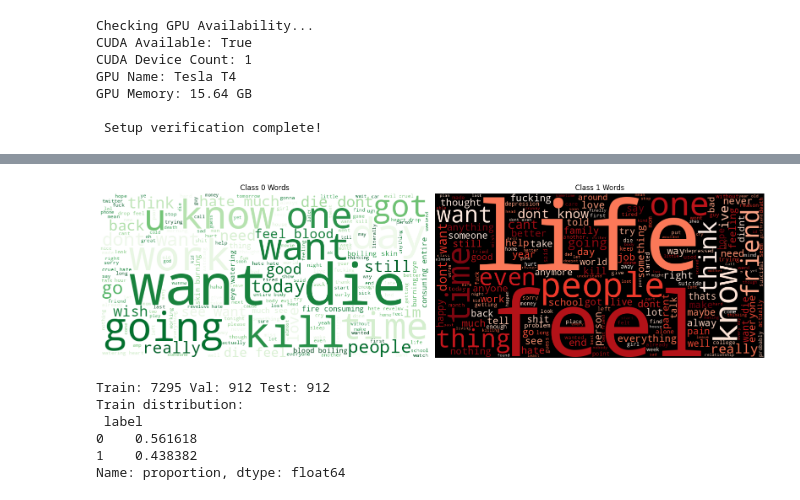
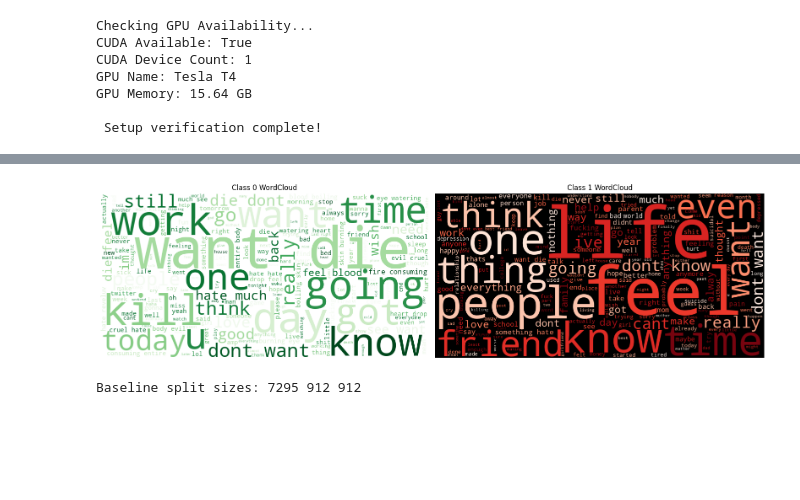
Before and after one commit to naikwadesharvil/mental-health-detection-nlp, a Jupyter notebook: 01_data_exploration.ipynb, the cells around one changed output, grey strips where cells are left out. Drawn from its saved outputs; the diff is of its cells as text; code cells hidden in the pictures; blank space fills up the shorter version.

```diff
--- a/01_data_exploration.ipynb
+++ b/01_data_exploration.ipynb
@@ -155,57 +156,37 @@ Index(['tweet', 'label'], dtype='object')
 # %%
 from wordcloud import WordCloud
-import matplotlib.pyplot as plt
 
-# Remove empty values
-normal_df = df[(df['label'] == 0) & (df['clean_text'] != "")]
-depressed_df = df[(df['label'] == 1) & (df['clean_text'] != "")]
+normal_text = " ".join(df.loc[df["label"]==0, "clean_text"].fillna("").tolist())
+depressed_text = " ".join(df.loc[df["label"]==1, "clean_text"].fillna("").tolist())
 
-normal_text = ' '.join(normal_df['clean_text'])
-depressed_text = ' '.join(depressed_df['clean_text'])
+plt.figure(figsize=(16,6))
 
-plt.figure(figsize=(16, 8))
+plt.subplot(1,2,1)
+wc1 = WordCloud(width=800, height=400, background_color="white", colormap="Greens").generate(normal_text if normal_text.strip() else "empty")
+plt.imshow(wc1); plt.axis("off"); plt.title("Class 0 WordCloud")
 
-# Normal / Positive
-plt.subplot(1, 2, 1)
-if normal_text.strip():
-    wc1 = WordCloud(width=800, height=400, background_color='white', colormap='Greens').generate(normal_text)
-    plt.imshow(wc1)
-plt.title('Class 0 Words')
-plt.axis('off')
-
-# Depressed / Negative
-plt.subplot(1, 2, 2)
-if depressed_text.strip():
-    wc2 = WordCloud(width=800, height=400, background_color='black', colormap='Reds').generate(depressed_text)
-    plt.imshow(wc2)
-plt.title('Class 1 Words')
-plt.axis('off')
+plt.subplot(1,2,2)
+wc2 = WordCloud(width=800, height=400, background_color="black", colormap="Reds").generate(depressed_text if depressed_text.strip() else "empty")
+plt.imshow(wc2); plt.axis("off"); plt.title("Class 1 WordCloud")
 
 plt.tight_layout()
 plt.show()
 # %% [output]
-[figure, old version]
+[figure, new version]
 # %%
 from sklearn.model_selection import train_test_split
 
-# Use clean_text for baseline ML
-X = df["clean_text"].fillna("")
+X_base = df["clean_text"].fillna("")
 y = df["label"].astype(int)
 
-X_train, X_temp, y_train, y_temp = train_test_split(
-    X, y, test_size=0.2, random_state=42, stratify=y
+X_train_base, X_temp_base, y_train_base, y_temp_base = train_test_split(
+    X_base, y, test_size=0.2, random_state=42, stratify=y
+)
+X_val_base, X_test_base, y_val_base, y_test_base = train_test_split(
+    X_temp_base, y_temp_base, test_size=0.5, random_state=42, stratify=y_temp_base
 )
 
-X_val, X_test, y_val, y_test = train_test_split(
-    X_temp, y_temp, test_size=0.5, random_state=42, stratify=y_temp
-)
-
-print("Train:", len(X_train), "Val:", len(X_val), "Test:", len(X_test))
-print("Train distribution:\n", y_train.value_counts(normalize=True))
+print("Baseline split sizes:",
+      len(X_train_base), len(X_val_base), len(X_test_base))
 # %% [output]
-Train: 7295 Val: 912 Test: 912
-Train distribution:
- label
-0    0.561618
-1    0.438382
-Name: proportion, dtype: float64
+Baseline split sizes: 7295 912 912
```
Also changed, not shown: parts of 18 cells of this notebook.
